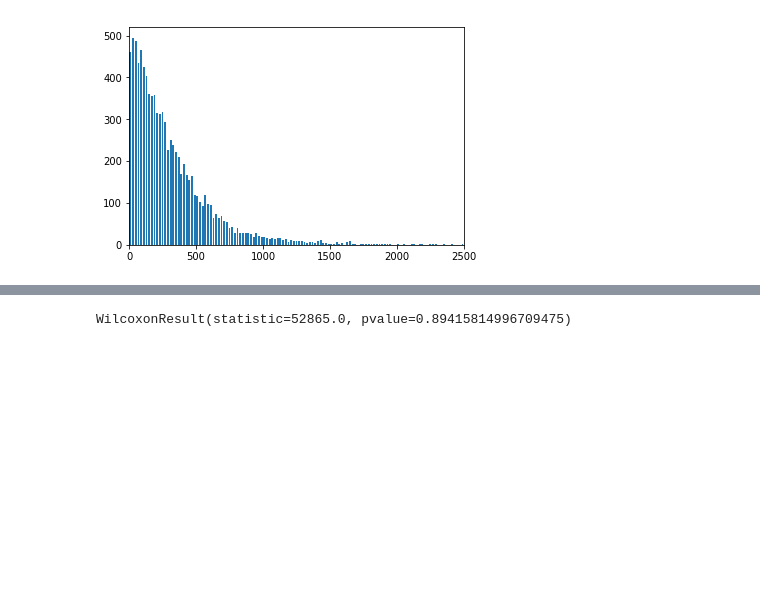
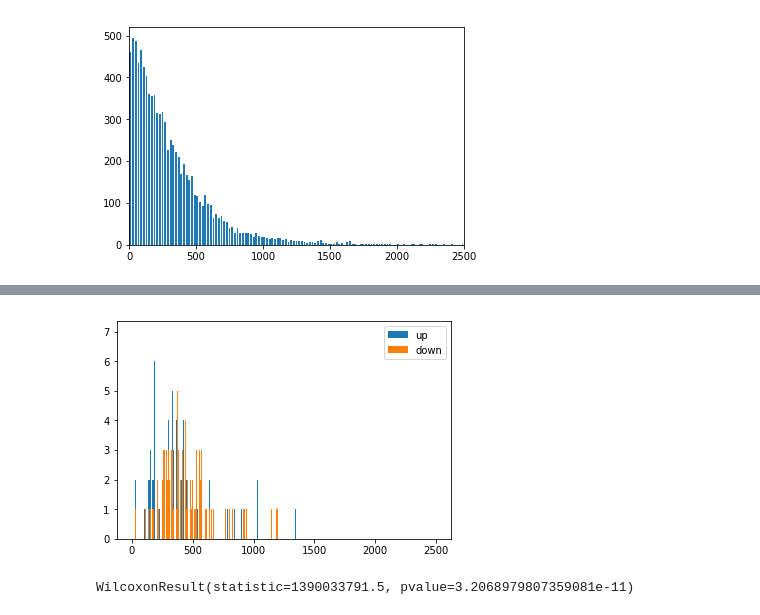
Before and after one commit to Meteoricer/OpenMP, a Jupyter notebook: diffusion_statistics.ipynb, the cells around one changed output, grey strips where cells are left out. Saved outputs shown, nothing was run; the diff lists cells and outputs as text; code cells hidden in the pictures; blank space fills up the shorter version.

```diff
--- a/diffusion_statistics.ipynb
+++ b/diffusion_statistics.ipynb
@@ -105,4 +193,15 @@ plt.show()
+# %%
+plt.bar(center,hist_up,align='center',width=width,label='up')
+#plt.xscale('log')
+
+plt.bar(center,hist_down,align='center',width=width,label='down')
+
+plt.legend()
+#plt.xlim([0,2500])
+plt.show()
+# %% [output]
+[figure, added]
 # %%
-scipy.stats.wilcoxon(hist_up,hist_down,zero_method='wilcox')
+scipy.stats.wilcoxon(data_up.flatten(),data_down.flatten(),zero_method='wilcox')
 # %% [output]
-WilcoxonResult(statistic=52865.0, pvalue=0.89415814996709475)
+WilcoxonResult(statistic=1390033791.5, pvalue=3.2068979807359081e-11)
```
Also changed, not shown: parts of 20 cells of this notebook.
